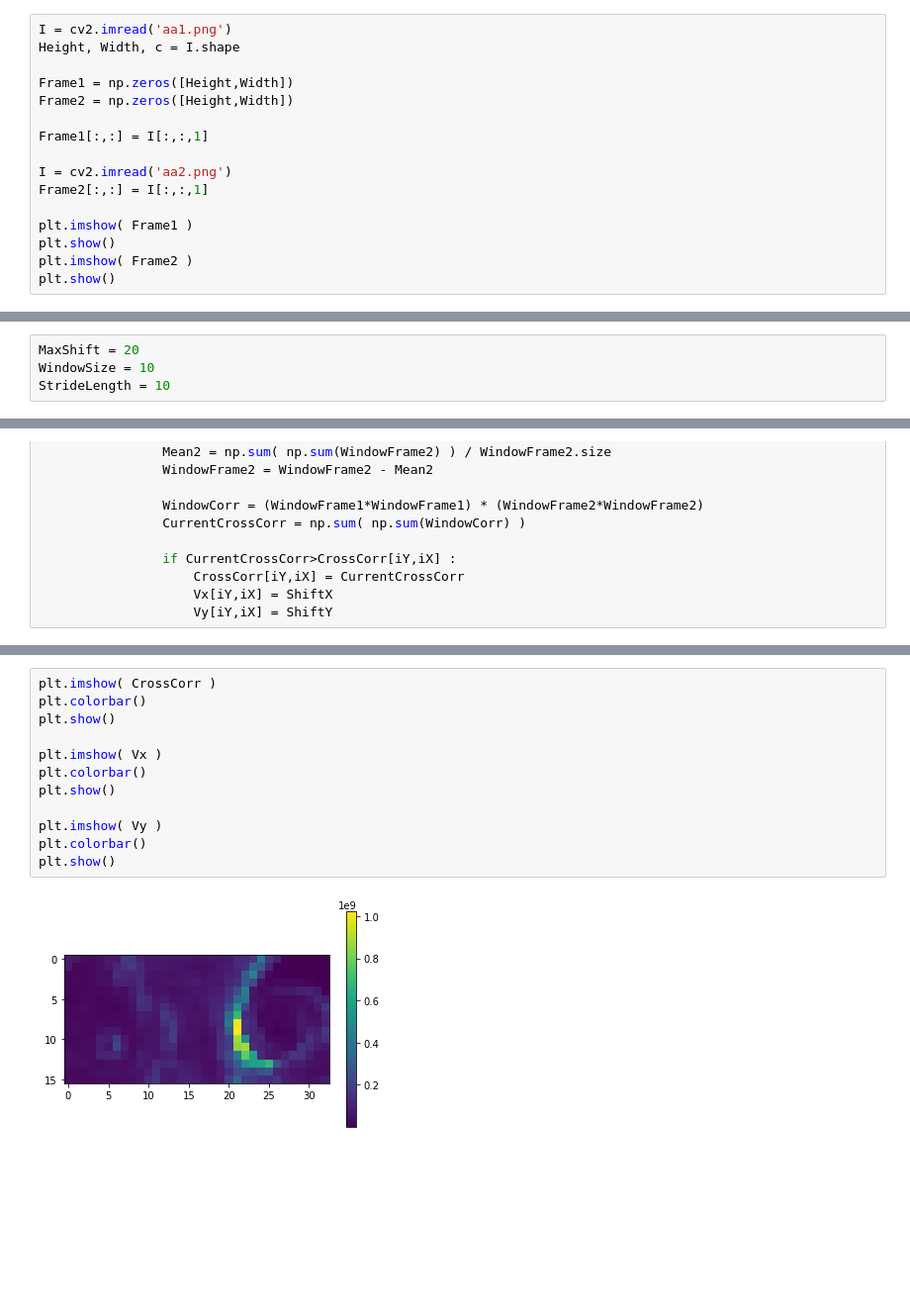
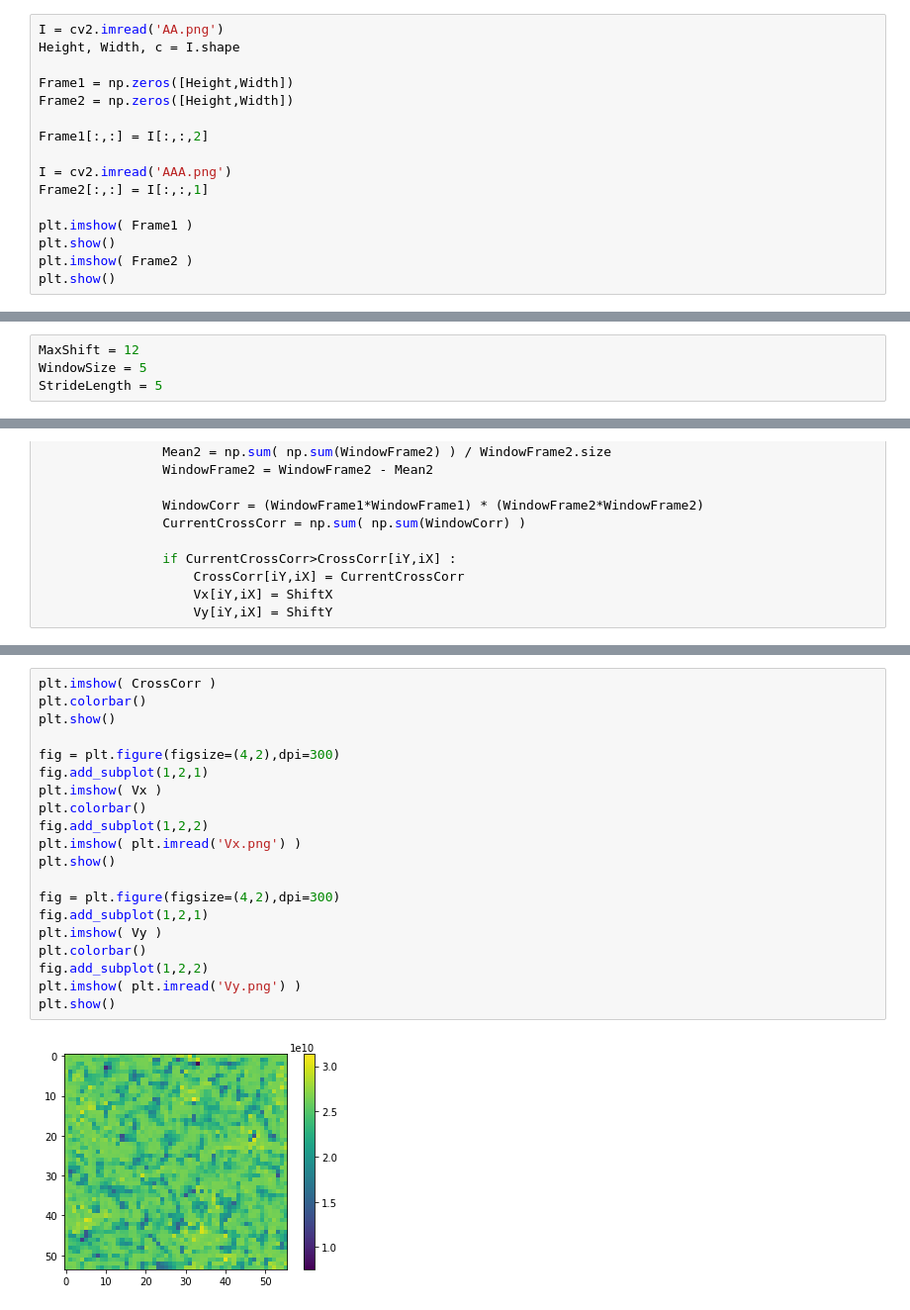
Before and after one commit to jkumarres/ML_Discussion, a Jupyter notebook: PIV/PIV_CrossCorrelation.ipynb, the cells around one changed output, grey strips where cells are left out. Shown at 99% size. Cells and saved outputs as stored; diff of their text form; blank space fills up the shorter version.

```diff
--- a/PIV/PIV_CrossCorrelation.ipynb
+++ b/PIV/PIV_CrossCorrelation.ipynb
@@ -8,15 +8,15 @@ from scipy import signal
 # %% [markdown]
 ## Reading data
 # %%
-I = cv2.imread('aa1.png')
+I = cv2.imread('AA.png')
 Height, Width, c = I.shape
 
 Frame1 = np.zeros([Height,Width])
 Frame2 = np.zeros([Height,Width])
 
-Frame1[:,:] = I[:,:,1]
+Frame1[:,:] = I[:,:,2]
 
-I = cv2.imread('aa2.png')
+I = cv2.imread('AAA.png')
 Frame2[:,:] = I[:,:,1]
 
 plt.imshow( Frame1 )
@@ -29,9 +29,9 @@ plt.show()
 # %% [markdown]
 ## PIV parameters
 # %%
-MaxShift = 20
-WindowSize = 10
-StrideLength = 10
+MaxShift = 12
+WindowSize = 5
+StrideLength = 5
 # %%
 Height
 # %% [output]
@@ -99,14 +99,22 @@ plt.show()
 # %%
 plt.imshow( CrossCorr )
 plt.colorbar()
 plt.show()
 
+fig = plt.figure(figsize=(4,2),dpi=300)
+fig.add_subplot(1,2,1)
 plt.imshow( Vx )
 plt.colorbar()
+fig.add_subplot(1,2,2)
+plt.imshow( plt.imread('Vx.png') )
 plt.show()
 
+fig = plt.figure(figsize=(4,2),dpi=300)
+fig.add_subplot(1,2,1)
 plt.imshow( Vy )
 plt.colorbar()
+fig.add_subplot(1,2,2)
+plt.imshow( plt.imread('Vy.png') )
 plt.show()
 # %% [output]
-[figure, old version]
+[figure, new version]
```
Also changed, not shown: parts of 4 cells of this notebook, 13 other files.
